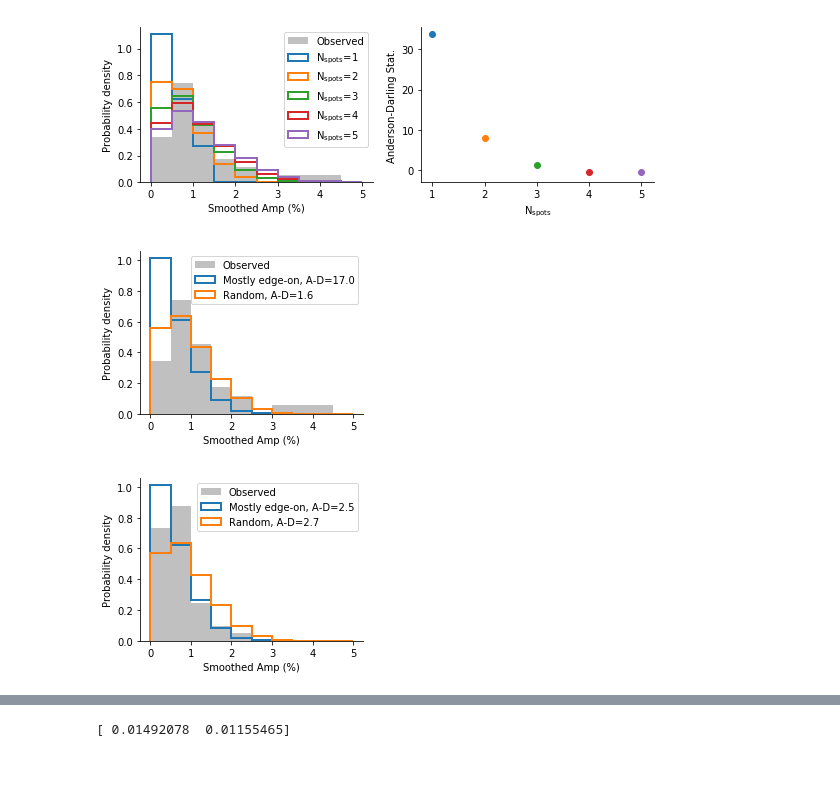
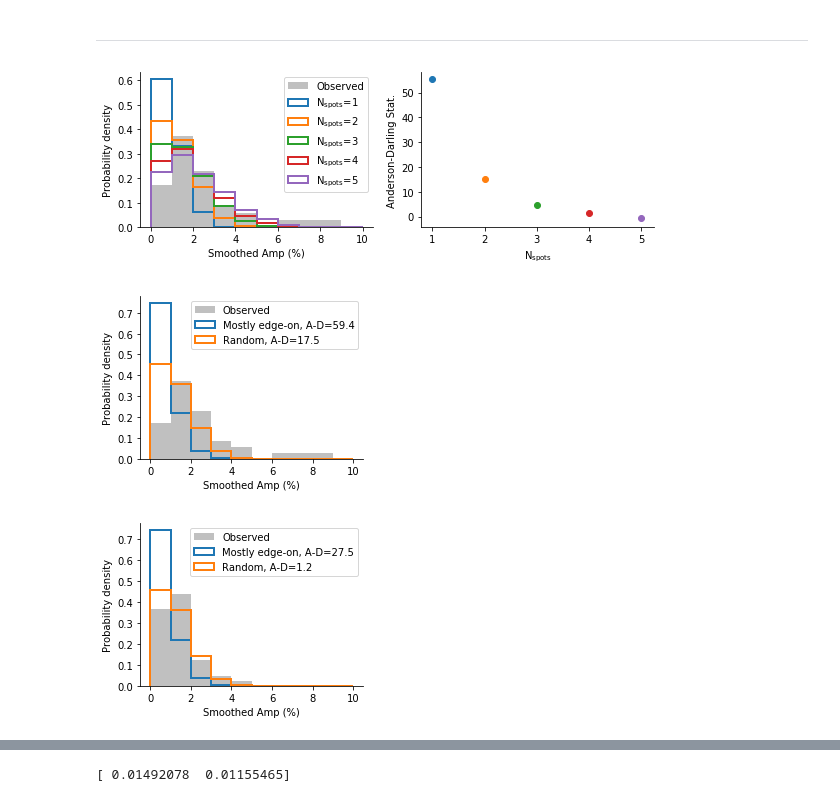
Before and after one commit to bmorris3/zeitsprung, a Jupyter notebook: fleck_nonrandom_incs.ipynb, the cells around one changed output, grey strips where cells are left out. Saved outputs shown, nothing was run; the diff lists cells and outputs as text; code cells hidden in the pictures; blank space fills up the shorter version.

```diff
--- a/fleck_nonrandom_incs.ipynb
+++ b/fleck_nonrandom_incs.ipynb
@@ -5,3 +5,10 @@ import numpy as np
 import astropy.units as u
 from fleck import generate_spots, Stars
 from scipy.stats import anderson_ksamp
+# %%
+amps_fast = 2 * np.loadtxt('data/cluster_fast.txt')
+amps_slow = 2 * np.loadtxt('data/cluster_slow.txt')
+amps_superfast = 2 * np.loadtxt('data/cluster_superfast.txt')
+
+all_amps = np.hstack([amps_fast, amps_slow, amps_superfast])
+plt.hist(all_amps);
@@ -8,9 +109,11 @@ from scipy.stats import anderson_ksamp
+# %% [markdown]
+***
 # %%
 n_spots = 3
-spot_radius = 0.25
-amps_fast = np.loadtxt('data/amps_fast.txt')
+spot_radius = 0.325
 
 min_lat = 70
+min_smoothed_amp = 0.01336
 
 n_inclinations = 5000
 inclinations = (180*np.random.rand(n_inclinations) - 90) * u.deg
@@ -18,7 +121,7 @@ u_ld = [0.5079, 0.2239]
 
 stars = Stars(spot_contrast=0.7, n_phases=30, u_ld=u_ld)
 
-bin_range = [0, 5]
+bin_range = [0, 10]
 
 fig, ax = plt.subplots(1, 2, figsize=(8, 3))
 ax[0].hist(amps_fast, density=True, histtype='stepfilled',
@@ -30,6 +133,7 @@ for n_spots in range(1, 6):
                                                     n_spots=n_spots, inclinations=inclinations)
     lcs = stars.light_curves(lons, lats, radii, inc_stellar)
     smoothed_amp = 100 * lcs.ptp(axis=0)
+    smoothed_amp = smoothed_amp[smoothed_amp > min_smoothed_amp]
     ax[0].hist(smoothed_amp, density=True,
               histtype='step', range=bin_range, lw=2, label="$\\rm N_{{spots}}$={0}".format(n_spots));
 
@@ -45,14 +149,14 @@ fig.tight_layout()
 fig.savefig('plots/n_spots.pdf', bbox_inches='tight')
 plt.show()
 # %% [output]
-[figure, old version]
+[figure, new version]
 # %%
 spot_radius = 0.25
-n_spots = 3
+n_spots = 5
 
 n_incs = 10000
 spreads = range(0, 180, 10)
-incs = [(30*np.random.rand(n_incs) + 70)*u.deg,
+incs = [(40*np.random.rand(n_incs) + 70)*u.deg,
         (180*np.random.rand(n_incs) - 90)*u.deg]
 
 plt.figure(figsize=(4, 3))
@@ -67,6 +171,8 @@ for inclinations, label in zip(incs, labels):
                                                     n_spots=n_spots, inclinations=inclinations)
     lcs = stars.light_curves(lons, lats, radii, inc_stellar)
     smoothed_amp = 100 * lcs.ptp(axis=0)
+    smoothed_amp = smoothed_amp[smoothed_amp > min_smoothed_amp]
+
     ad = anderson_ksamp([smoothed_amp, amps_fast]).statistic
 
     plt.hist(smoothed_amp, density=True,
@@ -79,35 +185,37 @@ for s in 'right top'.split():
     plt.gca().spines[s].set_visible(False)
 plt.savefig('plots/random_incs.pdf', bbox_inches='tight')
 # %% [output]
-[figure, old version]
+[figure, new version]
 # %%
-amps_slow = np.loadtxt('data/amps_slow.txt')
+amps_slow = 2 * np.loadtxt('data/amps_slow.txt')
 
 best_radius = 0.22
 min_lat = 70
 
 plt.figure(figsize=(4, 3))
 plt.hist(amps_slow, density=True, histtype='stepfilled',
          range=bin_range, label='Observed', color='silver');
 
 adstat = []
 labels = ['Mostly edge-on', 'Random']
 for inclinations, label in zip(incs, labels):
     lons, lats, radii, inc_stellar = generate_spots(min_latitude=70, max_latitude=90,
                                                     spot_radius=spot_radius,
                                                     n_spots=n_spots, inclinations=inclinations)
     lcs = stars.light_curves(lons, lats, radii, inc_stellar)
     smoothed_amp = 100 * lcs.ptp(axis=0)
+    smoothed_amp = smoothed_amp[smoothed_amp > min_smoothed_amp]
+
     ad = anderson_ksamp([smoothed_amp, amps_slow]).statistic
 
     plt.hist(smoothed_amp, density=True,
              histtype='step', range=bin_range, lw=2, label=label + ", A-D={0:.1f}".format(ad))
     adstat.append(ad)
 plt.xlabel('Smoothed Amp (%)')
 plt.ylabel('Probability density')
 plt.legend()
 for s in 'right top'.split():
     plt.gca().spines[s].set_visible(False)
 plt.savefig('plots/random_incs_slow.pdf', bbox_inches='tight')
 # %% [output]
-[figure, old version]
+[figure, new version]
```
Also changed, not shown: parts of 6 cells of this notebook, 2 other files.
